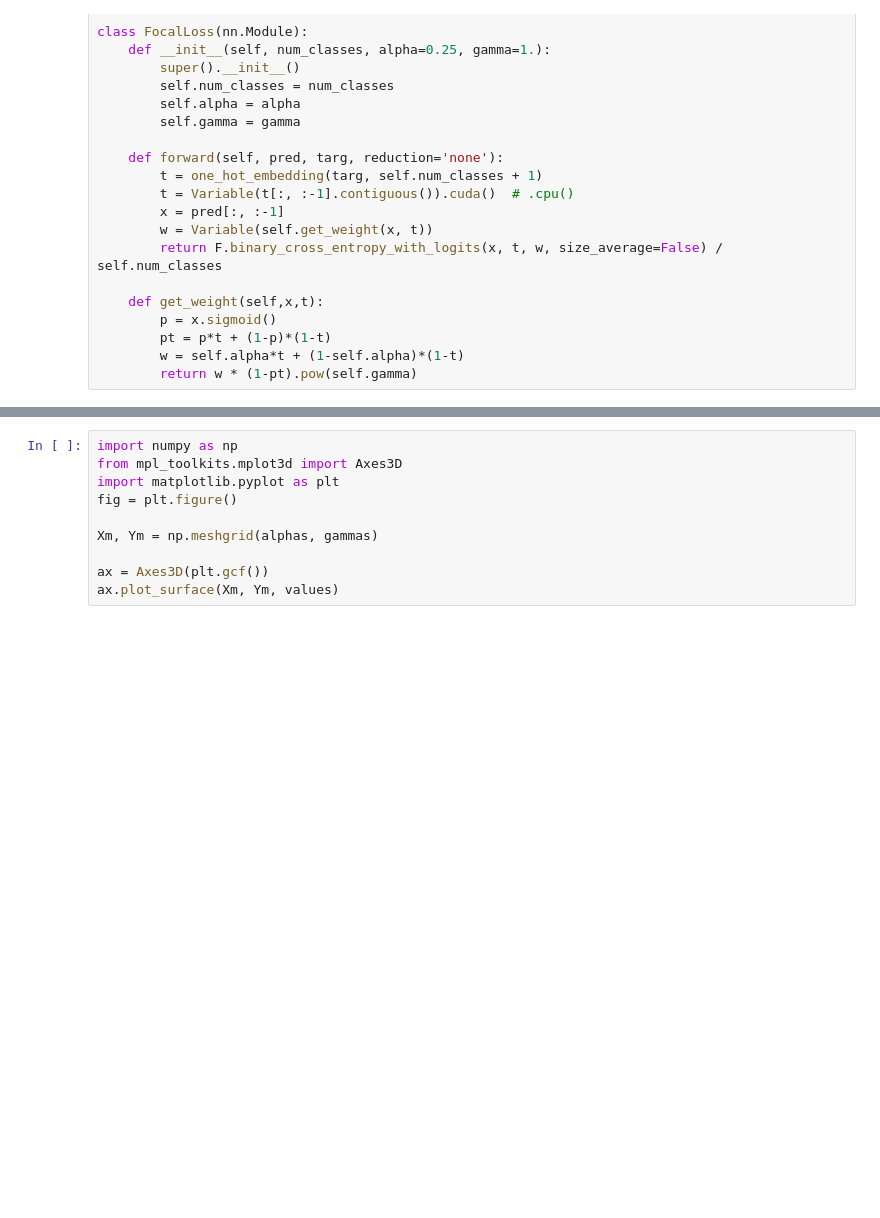
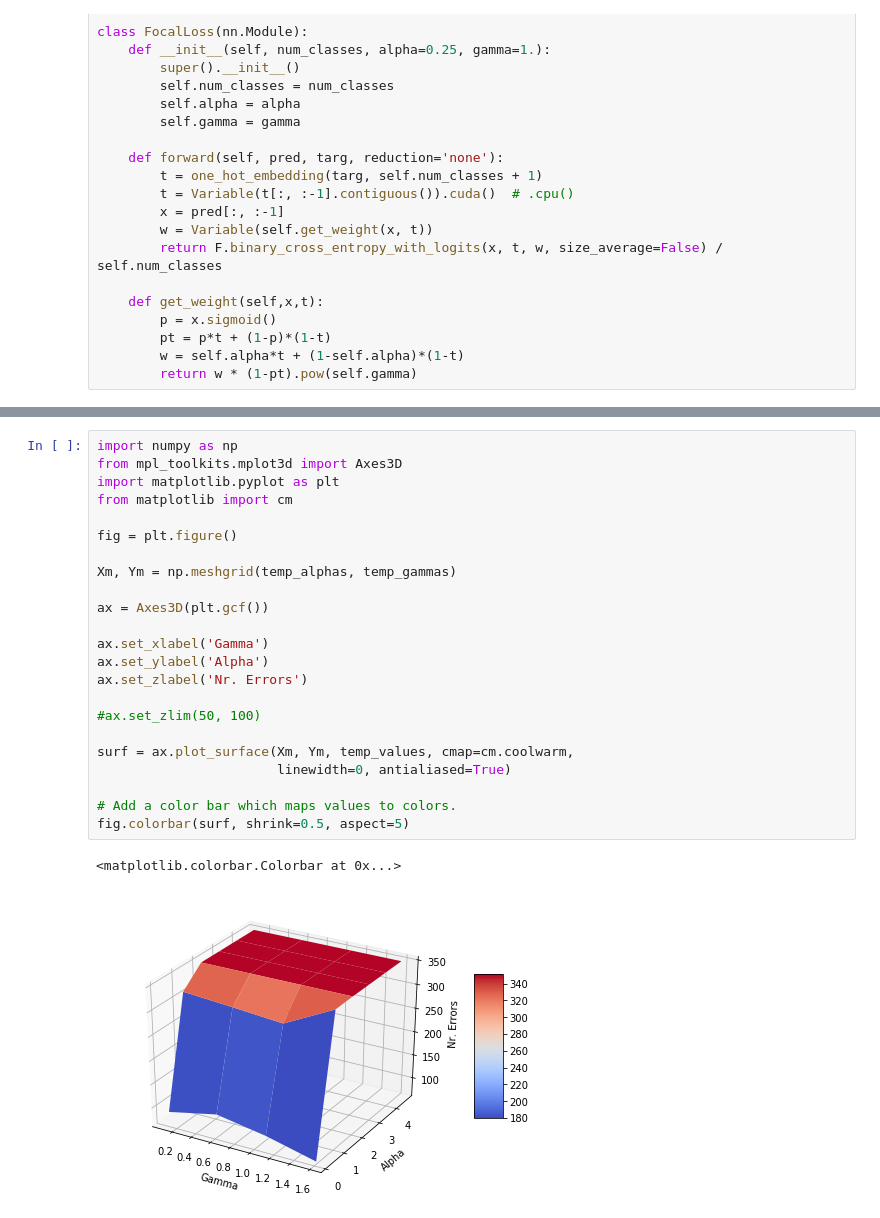
Before and after one commit to ChristianMarzahl/ISBI2019_WhiteBloodCancer, a Jupyter notebook: Optimal Focal Loss Parameter.ipynb, the cells around one changed output, grey strips where cells are left out. Drawn from its saved outputs; the diff is of its cells as text; blank space fills up the shorter version.

```diff
--- a/Optimal Focal Loss Parameter.ipynb
+++ b/Optimal Focal Loss Parameter.ipynb
@@ -75,10 +87,26 @@ Total time: 09:22
 # %%
 import numpy as np
 from mpl_toolkits.mplot3d import Axes3D
 import matplotlib.pyplot as plt
+from matplotlib import cm
+
 fig = plt.figure()
 
-Xm, Ym = np.meshgrid(alphas, gammas)
+Xm, Ym = np.meshgrid(temp_alphas, temp_gammas)
 
 ax = Axes3D(plt.gcf())
-ax.plot_surface(Xm, Ym, values)
+
+ax.set_xlabel('Gamma')
+ax.set_ylabel('Alpha')
+ax.set_zlabel('Nr. Errors')
+
+#ax.set_zlim(50, 100)
+
+surf = ax.plot_surface(Xm, Ym, temp_values, cmap=cm.coolwarm,
+                       linewidth=0, antialiased=True)
+
+# Add a color bar which maps values to colors.
+fig.colorbar(surf, shrink=0.5, aspect=5)
+# %% [output]
+<matplotlib.colorbar.Colorbar at 0x...>
+[figure, added]
```
Also changed, not shown: parts of 2 cells of this notebook, 2 other files.
